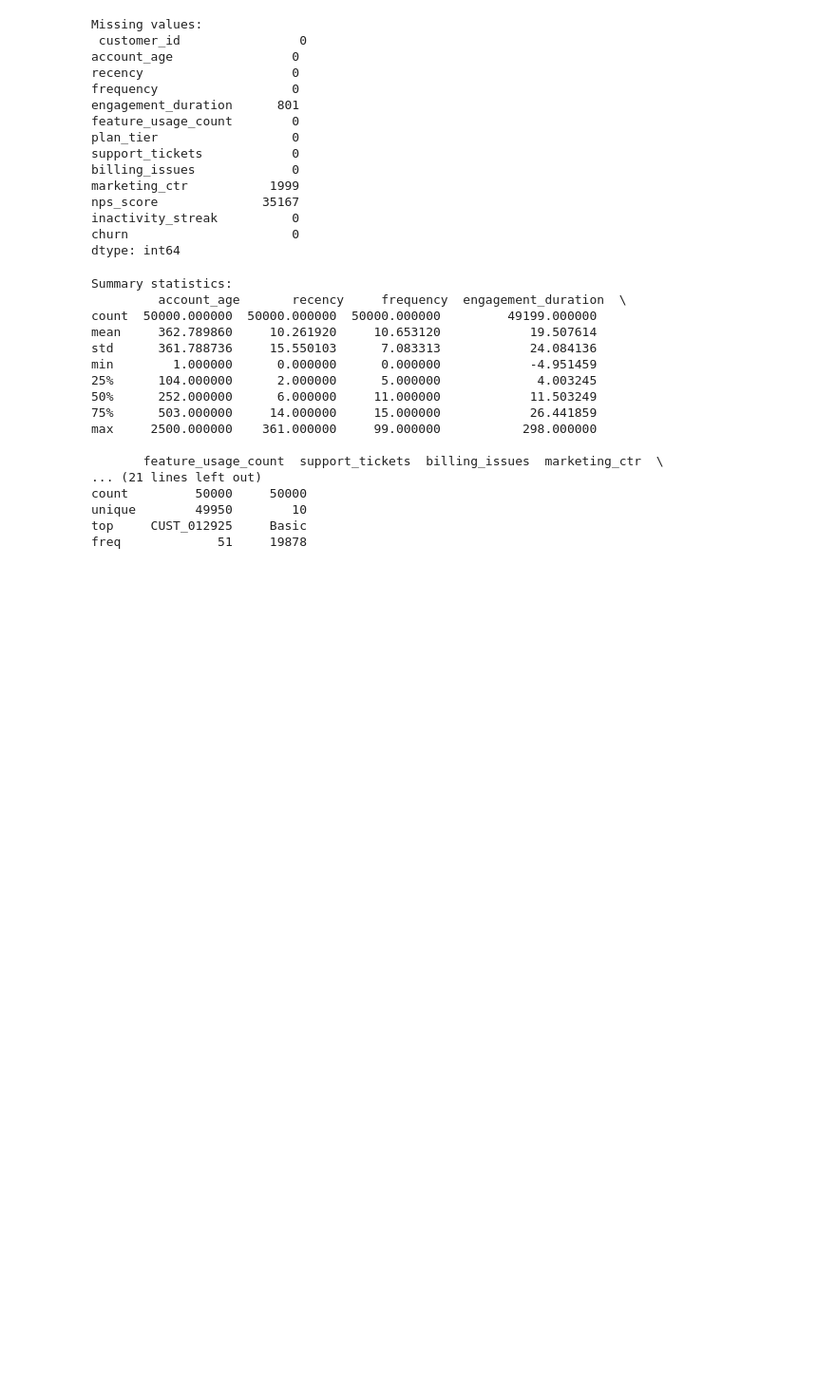
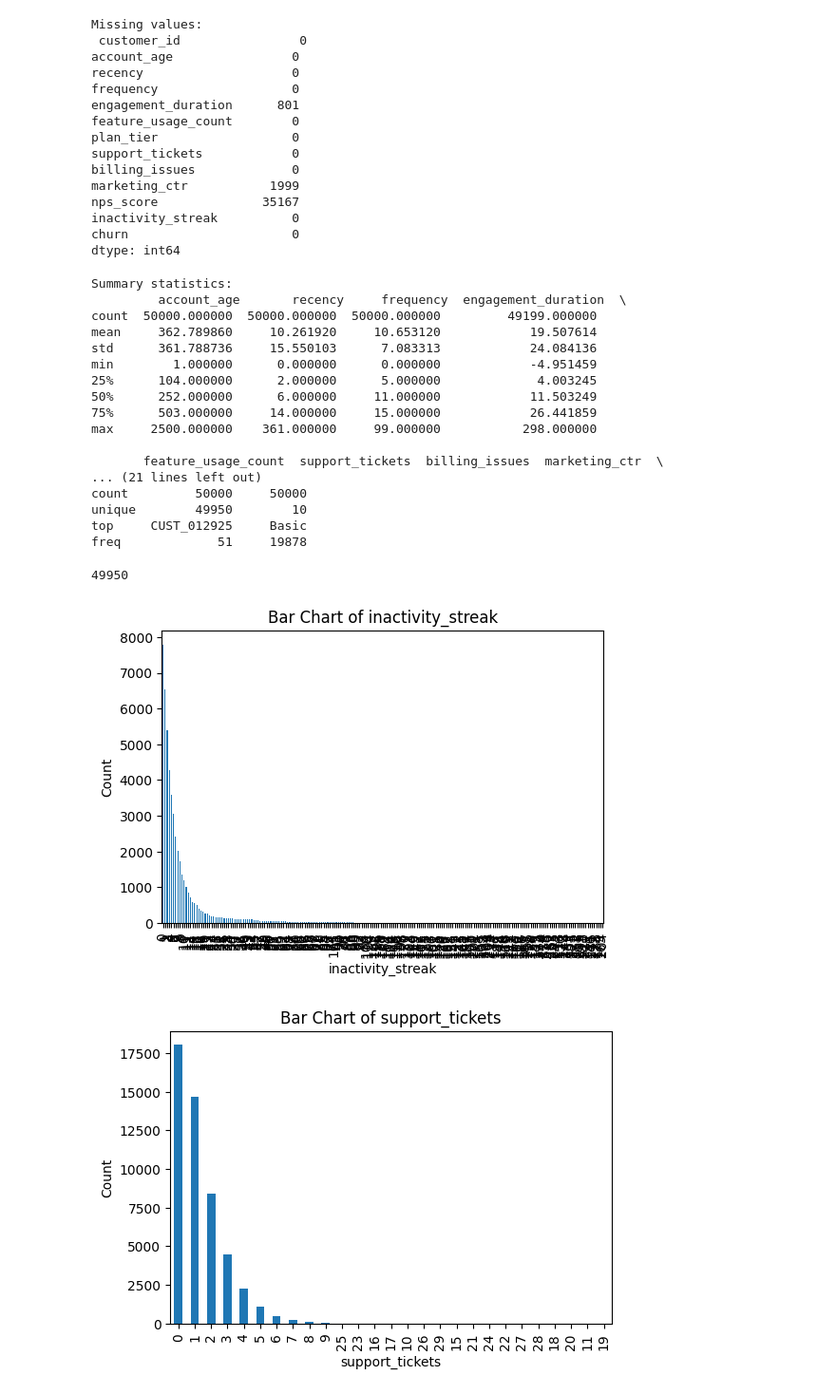
Before and after one commit to AnuragPhatak/churn_prediction, a Jupyter notebook: src/EDA.ipynb, the cells around one changed output. Shown at 95% size. Drawn from its saved outputs; the diff is of its cells as text; code cells hidden in the pictures; blank space fills up the shorter version.

```diff
--- a/src/EDA.ipynb
+++ b/src/EDA.ipynb
@@ -83,3 +83,35 @@ count         50000     50000
 unique        49950        10
 top     CUST_012925     Basic
 freq             51     19878
+# %%
+unique_names = df["customer_id"].unique()
+print(len(unique_names))
+# %% [output]
+49950
+# %%
+import matplotlib.pyplot as plt
+
+
+categorical_cols = ["inactivity_streak", "support_tickets", "plan_tier"]
+numerical_cols = ["engagement_duration", "marketing_ctr"]
+
+
+for col in categorical_cols:
+    plt.figure(figsize=(6,4))
+    df[col].value_counts().plot(kind='bar')
+    plt.title(f"Bar Chart of {col}")
+    plt.xlabel(col)
+    plt.ylabel("Count")
+    plt.show()
+
+
+for col in numerical_cols:
+    plt.figure(figsize=(6,4))
+    df[col].plot(kind='hist', bins=20, edgecolor="black")
+    plt.title(f"Histogram of {col}")
+    plt.xlabel(col)
+    plt.ylabel("Frequency")
+    plt.show()
+# %% [output]
+[figure, added]
+[figure, added]
```
Also changed, not shown: parts of 1 cell of this notebook, 5 other files.
